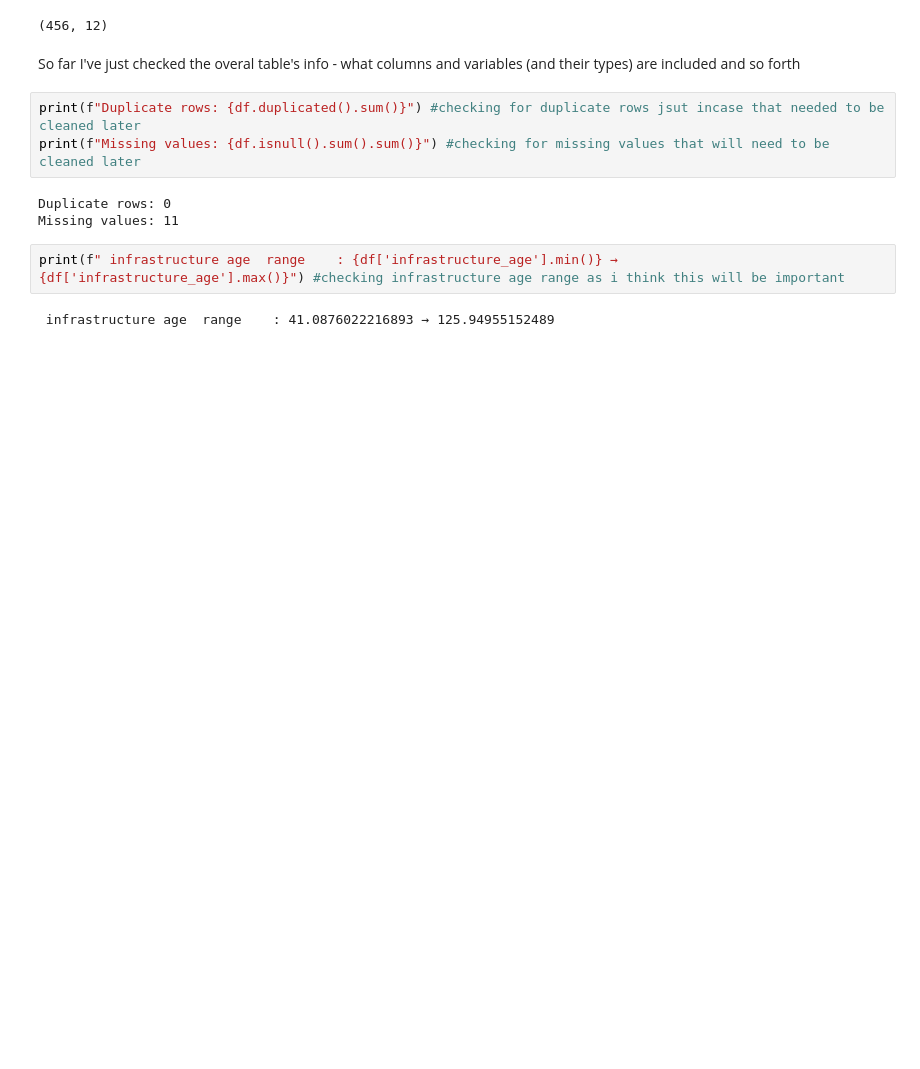
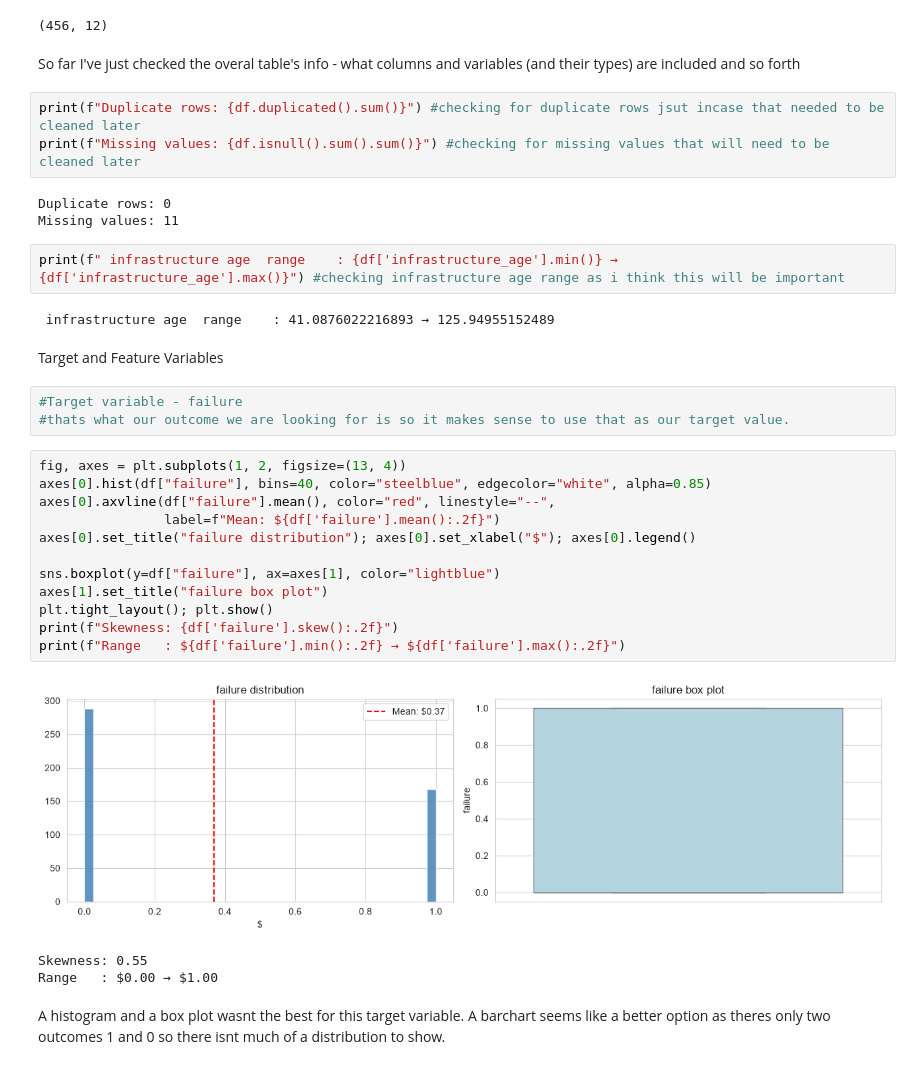
Before and after one commit to Mouldiez/Y3-Intro-to-ML-Assignment, a Jupyter notebook: EDA.ipynb, the cells around one changed output. Cells and saved outputs as stored; diff of their text form; blank space fills up the shorter version.

```diff
--- a/EDA.ipynb
+++ b/EDA.ipynb
@@ -87,3 +87,26 @@ Missing values: 11
 print(f" infrastructure age  range    : {df['infrastructure_age'].min()} → {df['infrastructure_age'].max()}") #checking infrastructure age range as i think this will be important
 # %% [output]
  infrastructure age  range    : 41.0876022216893 → 125.94955152489
+# %% [markdown]
+Target and Feature Variables
+# %%
+#Target variable - failure
+#thats what our outcome we are looking for is so it makes sense to use that as our target value.
+# %%
+fig, axes = plt.subplots(1, 2, figsize=(13, 4))
+axes[0].hist(df["failure"], bins=40, color="steelblue", edgecolor="white", alpha=0.85)
+axes[0].axvline(df["failure"].mean(), color="red", linestyle="--",
+                label=f"Mean: ${df['failure'].mean():.2f}")
+axes[0].set_title("failure distribution"); axes[0].set_xlabel("$"); axes[0].legend()
+
+sns.boxplot(y=df["failure"], ax=axes[1], color="lightblue")
+axes[1].set_title("failure box plot")
+plt.tight_layout(); plt.show()
+print(f"Skewness: {df['failure'].skew():.2f}")
+print(f"Range   : ${df['failure'].min():.2f} → ${df['failure'].max():.2f}")
+# %% [output]
+[figure, added]
+Skewness: 0.55
+Range   : $0.00 → $1.00
+# %% [markdown]
+A histogram and a box plot wasnt the best for this target variable. A barchart seems like a better option as theres only two outcomes 1 and 0 so there isnt much of a distribution to show.
```
Also changed, not shown: parts of 12 cells of this notebook.
